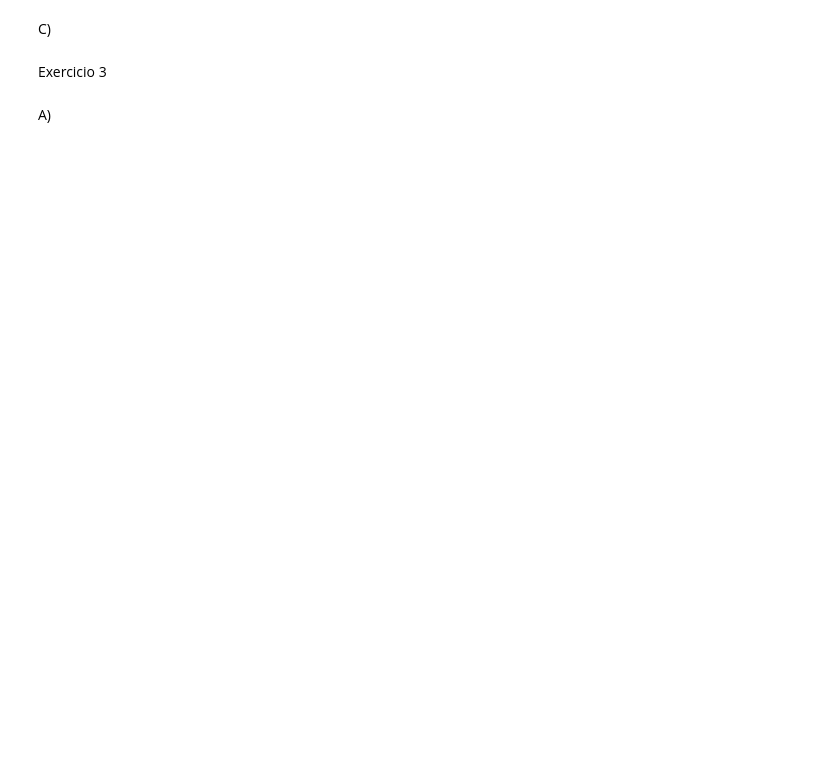
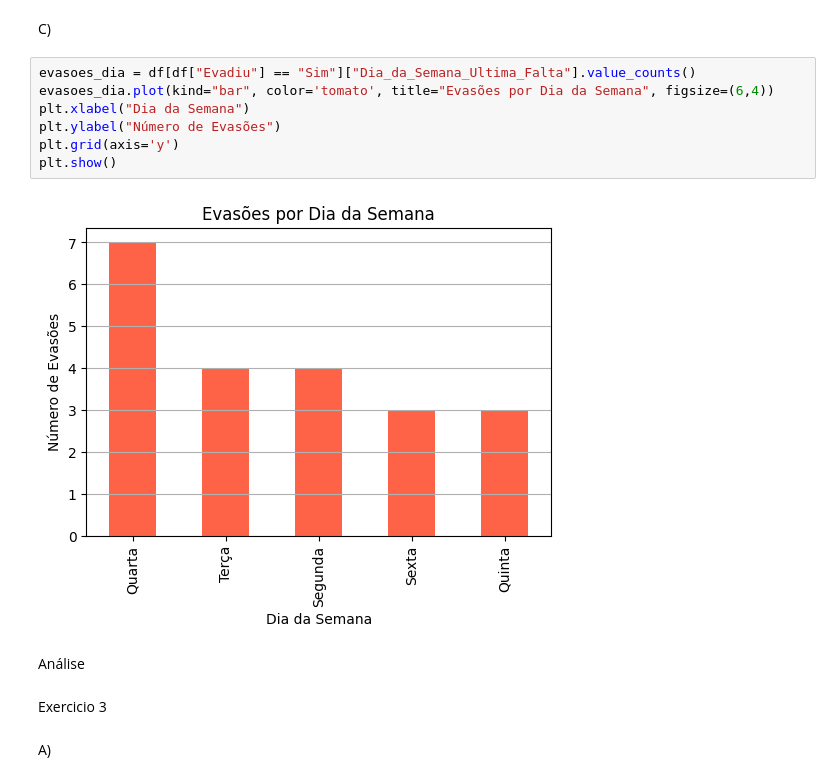
Before and after one commit to greickz/data-science-2026-sem1, a Jupyter notebook: analise.ipynb, the cells around one changed output. Drawn from its saved outputs; the diff is of its cells as text; blank space fills up the shorter version.

```diff
--- a/analise.ipynb
+++ b/analise.ipynb
@@ -49,5 +123,16 @@ B)
 # %% [markdown]
 C)
+# %%
+evasoes_dia = df[df["Evadiu"] == "Sim"]["Dia_da_Semana_Ultima_Falta"].value_counts()
+evasoes_dia.plot(kind="bar", color='tomato', title="Evasões por Dia da Semana", figsize=(6,4))
+plt.xlabel("Dia da Semana")
+plt.ylabel("Número de Evasões")
+plt.grid(axis='y')
+plt.show()
+# %% [output]
+[figure, added]
+# %% [markdown]
+Análise
 # %% [markdown]
 Exercicio 3
 # %% [markdown]
```
Also changed, not shown: parts of 36 cells of this notebook, 1 other file.
